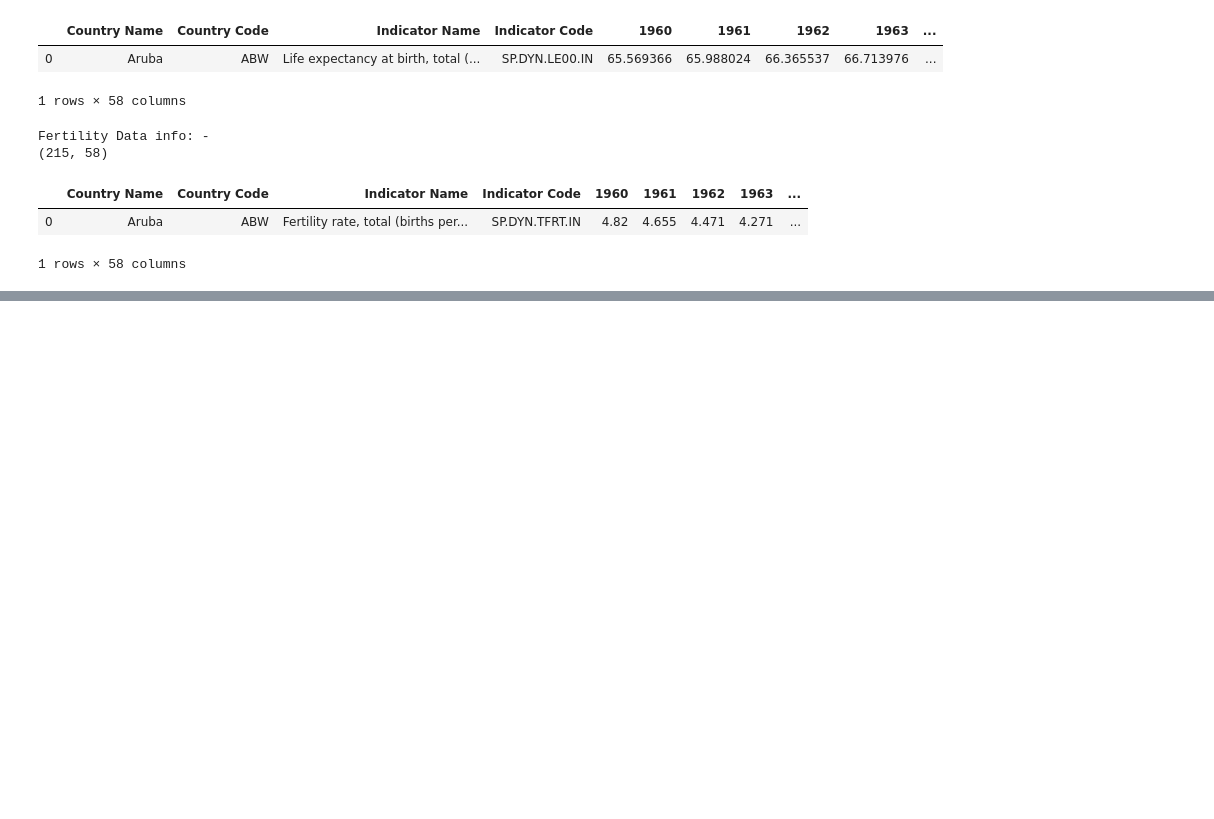
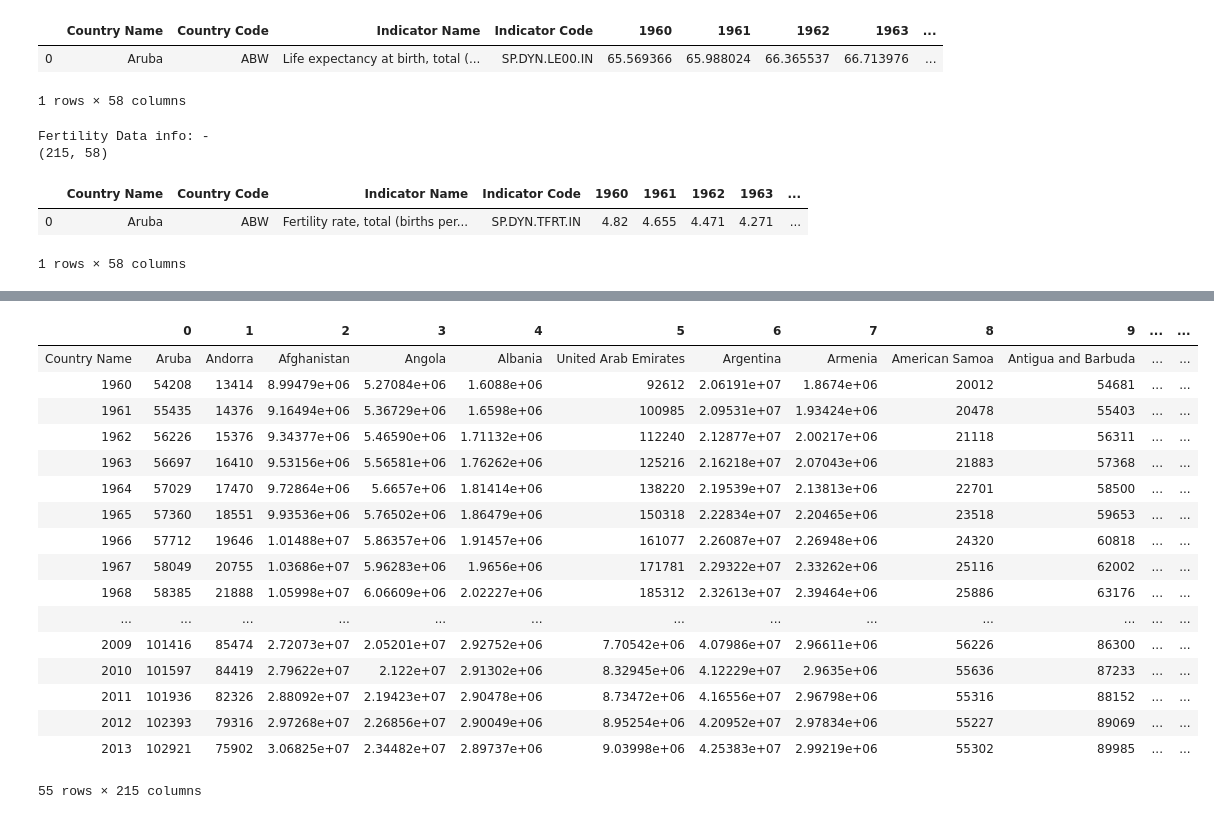
Before and after one commit to ByteOrNibble/BigDataLandscapes, a Jupyter notebook: FinalAssessment.ipynb, the cells around one changed output, grey strips where cells are left out. Saved outputs shown, nothing was run; the diff lists cells and outputs as text; code cells hidden in the pictures; blank space fills up the shorter version.

```diff
--- a/FinalAssessment.ipynb
+++ b/FinalAssessment.ipynb
@@ -37,0 +53,2 @@ Fertility Data info: -
+# %%
+populationData.drop(["Country Code", "Indicator Name", "Indicator Code"], axis=1, inplace=True)
@@ -37,0 +65,22 @@ Fertility Data info: -
+# %%
+populationData.transpose()
+print("success")
+# %% [output]
+|  | 0 | 1 | 2 | 3 | 4 | 5 | 6 | 7 | 8 | 9 | ... | ... |
+| Country Name | Aruba | Andorra | Afghanistan | Angola | Albania | United Arab Emirates | Argentina | Armenia | American Samoa | Antigua and Barbuda | ... | ... |
+| 1960 | 54208 | 13414 | 8.99479e+06 | 5.27084e+06 | 1.6088e+06 | 92612 | 2.06191e+07 | 1.8674e+06 | 20012 | 54681 | ... | ... |
+| 1961 | 55435 | 14376 | 9.16494e+06 | 5.36729e+06 | 1.6598e+06 | 100985 | 2.09531e+07 | 1.93424e+06 | 20478 | 55403 | ... | ... |
+| 1962 | 56226 | 15376 | 9.34377e+06 | 5.46590e+06 | 1.71132e+06 | 112240 | 2.12877e+07 | 2.00217e+06 | 21118 | 56311 | ... | ... |
+| 1963 | 56697 | 16410 | 9.53156e+06 | 5.56581e+06 | 1.76262e+06 | 125216 | 2.16218e+07 | 2.07043e+06 | 21883 | 57368 | ... | ... |
+| 1964 | 57029 | 17470 | 9.72864e+06 | 5.6657e+06 | 1.81414e+06 | 138220 | 2.19539e+07 | 2.13813e+06 | 22701 | 58500 | ... | ... |
+| 1965 | 57360 | 18551 | 9.93536e+06 | 5.76502e+06 | 1.86479e+06 | 150318 | 2.22834e+07 | 2.20465e+06 | 23518 | 59653 | ... | ... |
+| 1966 | 57712 | 19646 | 1.01488e+07 | 5.86357e+06 | 1.91457e+06 | 161077 | 2.26087e+07 | 2.26948e+06 | 24320 | 60818 | ... | ... |
+| 1967 | 58049 | 20755 | 1.03686e+07 | 5.96283e+06 | 1.9656e+06 | 171781 | 2.29322e+07 | 2.33262e+06 | 25116 | 62002 | ... | ... |
+| 1968 | 58385 | 21888 | 1.05998e+07 | 6.06609e+06 | 2.02227e+06 | 185312 | 2.32613e+07 | 2.39464e+06 | 25886 | 63176 | ... | ... |
+| ... | ... | ... | ... | ... | ... | ... | ... | ... | ... | ... | ... | ... |
+| 2009 | 101416 | 85474 | 2.72073e+07 | 2.05201e+07 | 2.92752e+06 | 7.70542e+06 | 4.07986e+07 | 2.96611e+06 | 56226 | 86300 | ... | ... |
+| 2010 | 101597 | 84419 | 2.79622e+07 | 2.122e+07 | 2.91302e+06 | 8.32945e+06 | 4.12229e+07 | 2.9635e+06 | 55636 | 87233 | ... | ... |
+| 2011 | 101936 | 82326 | 2.88092e+07 | 2.19423e+07 | 2.90478e+06 | 8.73472e+06 | 4.16556e+07 | 2.96798e+06 | 55316 | 88152 | ... | ... |
+| 2012 | 102393 | 79316 | 2.97268e+07 | 2.26856e+07 | 2.90049e+06 | 8.95254e+06 | 4.20952e+07 | 2.97834e+06 | 55227 | 89069 | ... | ... |
+| 2013 | 102921 | 75902 | 3.06825e+07 | 2.34482e+07 | 2.89737e+06 | 9.03998e+06 | 4.25383e+07 | 2.99219e+06 | 55302 | 89985 | ... | ... |
+55 rows × 215 columns
```
Also changed, not shown: parts of 9 cells of this notebook.
